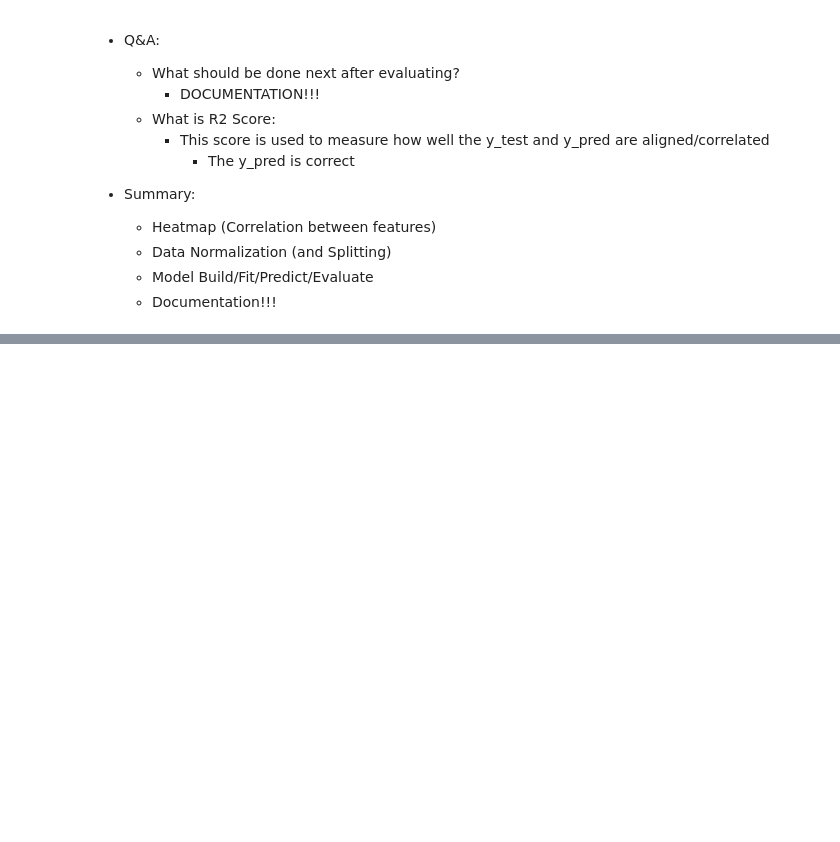
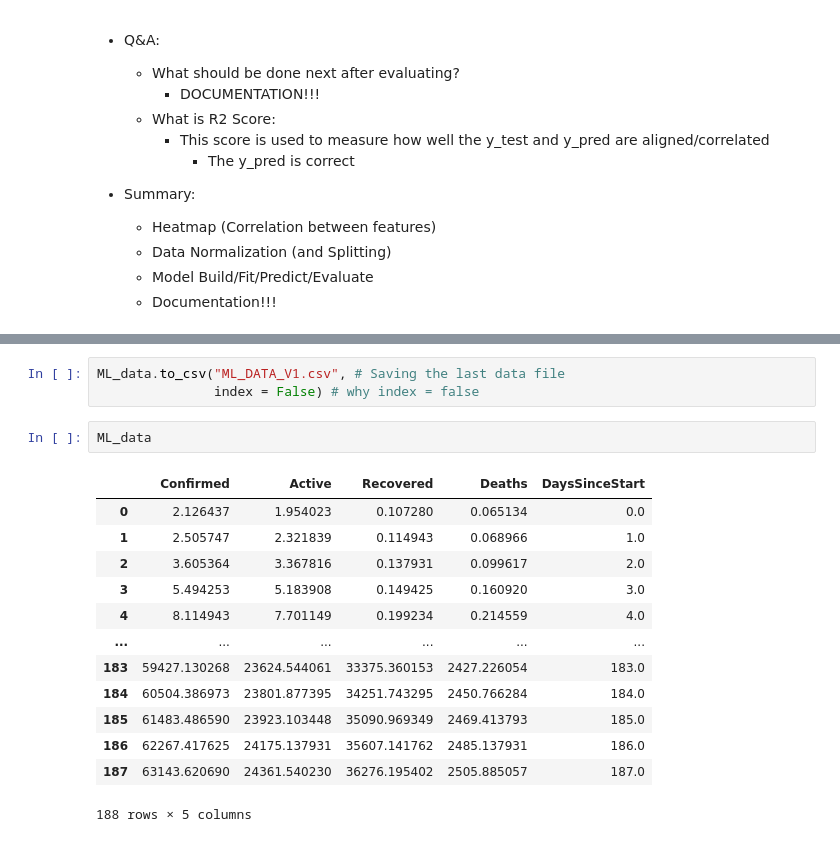
Before and after one commit to AIBabyTeaching/MACHINE-LEARNING-FEB-2025, a Jupyter notebook: LabWeek2&3&5.ipynb, the cells around one changed output, grey strips where cells are left out. Drawn from its saved outputs; the diff is of its cells as text; blank space fills up the shorter version.

Commit message:
last update

```diff
--- a/LabWeek2&3&5.ipynb
+++ b/LabWeek2&3&5.ipynb
@@ -622,0 +667,19 @@ df_eval
+# %%
+ML_data.to_csv("ML_DATA_V1.csv", # Saving the last data file
+               index = False) # why index = false
+# %%
+ML_data
+# %% [output]
+|  | Confirmed | Active | Recovered | Deaths | DaysSinceStart |
+| 0 | 2.126437 | 1.954023 | 0.107280 | 0.065134 | 0.0 |
+| 1 | 2.505747 | 2.321839 | 0.114943 | 0.068966 | 1.0 |
+| 2 | 3.605364 | 3.367816 | 0.137931 | 0.099617 | 2.0 |
+| 3 | 5.494253 | 5.183908 | 0.149425 | 0.160920 | 3.0 |
+| 4 | 8.114943 | 7.701149 | 0.199234 | 0.214559 | 4.0 |
+| ... | ... | ... | ... | ... | ... |
+| 183 | 59427.130268 | 23624.544061 | 33375.360153 | 2427.226054 | 183.0 |
+| 184 | 60504.386973 | 23801.877395 | 34251.743295 | 2450.766284 | 184.0 |
+| 185 | 61483.486590 | 23923.103448 | 35090.969349 | 2469.413793 | 185.0 |
+| 186 | 62267.417625 | 24175.137931 | 35607.141762 | 2485.137931 | 186.0 |
+| 187 | 63143.620690 | 24361.540230 | 36276.195402 | 2505.885057 | 187.0 |
+188 rows × 5 columns
```
Also changed, not shown: parts of 5 cells of this notebook, 9 other files.
